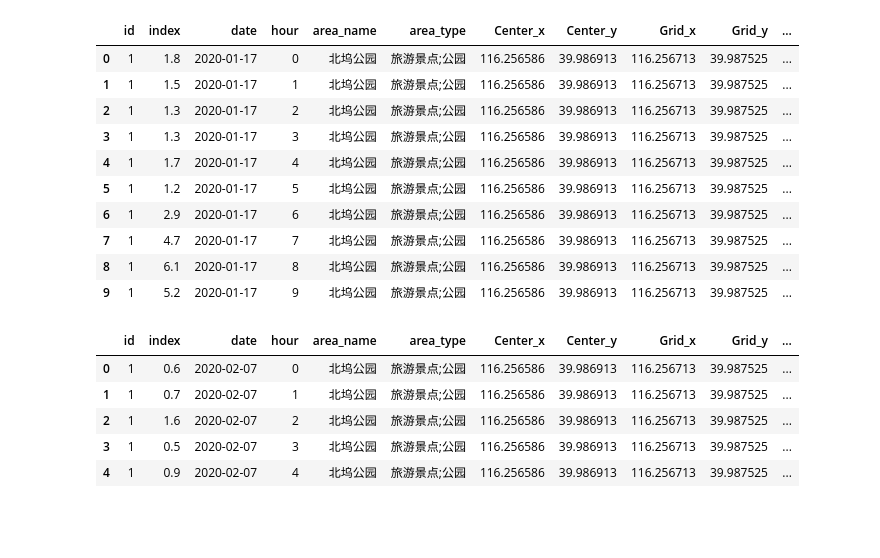
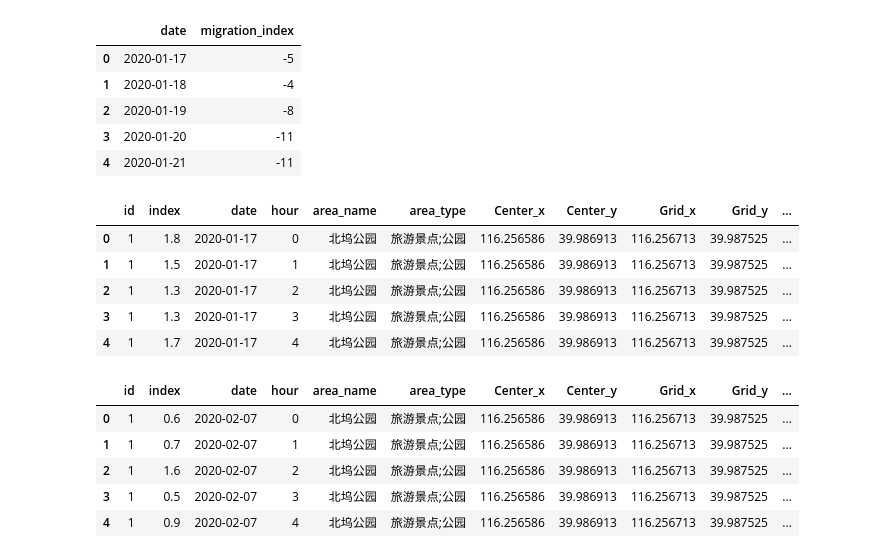
Before and after one commit to LiangHaoran/Block_predict, a Jupyter notebook: jupyter/baseline.ipynb, the cells around one changed output. Cells and saved outputs as stored; diff of their text form; code cells hidden in the pictures; blank space fills up the shorter version.

```diff
--- a/jupyter/baseline.ipynb
+++ b/jupyter/baseline.ipynb
@@ -35,6 +35,17 @@ warnings.filterwarnings('ignore')
 ### 北京市重点区域信息
 cols = ['id', 'area_name', 'area_type', 'Center_x', 'Center_y', 'Grid_x', 'Grid_y', 'area']
 area_passenger_info = pd.read_csv('/home/poac/AnomalyDetectionDataset/Block_predict/area_passenger_info.csv', names=cols)
+# %%
+### 读取北京市迁徙指数
+migration_index = pd.read_csv('/home/poac/AnomalyDetectionDataset/Block_predict/processed/migration_index.csv')
+migration_index.iloc[0:5]
+# %% [output]
+|  | date | migration_index |
+| 0 | 2020-01-17 | -5 |
+| 1 | 2020-01-18 | -4 |
+| 2 | 2020-01-19 | -8 |
+| 3 | 2020-01-20 | -11 |
+| 4 | 2020-01-21 | -11 |
 # %%
 ### 读取sub
 sub = pd.read_csv('/home/poac/code/Block_predict/submit/test_submit_example.csv', names=['id', 'date/hour', 'index'])
@@ -47,19 +58,14 @@ sub = sub.drop(['date/hour'], axis=1)
 ### 读取区域人流量指数，含标签
 area_passenger_index = pd.read_csv('/home/poac/AnomalyDetectionDataset/Block_predict/processed/area_passenger_index.csv')
 # %%
-area_passenger_index.iloc[0:10]
+area_passenger_index.iloc[0:5]
 # %% [output]
 |  | id | index | date | hour | area_name | area_type | Center_x | Center_y | Grid_x | Grid_y | ... |
 | 0 | 1 | 1.8 | 2020-01-17 | 0 | 北坞公园 | 旅游景点;公园 | 116.256586 | 39.986913 | 116.256713 | 39.987525 | ... |
 | 1 | 1 | 1.5 | 2020-01-17 | 1 | 北坞公园 | 旅游景点;公园 | 116.256586 | 39.986913 | 116.256713 | 39.987525 | ... |
 | 2 | 1 | 1.3 | 2020-01-17 | 2 | 北坞公园 | 旅游景点;公园 | 116.256586 | 39.986913 | 116.256713 | 39.987525 | ... |
 | 3 | 1 | 1.3 | 2020-01-17 | 3 | 北坞公园 | 旅游景点;公园 | 116.256586 | 39.986913 | 116.256713 | 39.987525 | ... |
 | 4 | 1 | 1.7 | 2020-01-17 | 4 | 北坞公园 | 旅游景点;公园 | 116.256586 | 39.986913 | 116.256713 | 39.987525 | ... |
-| 5 | 1 | 1.2 | 2020-01-17 | 5 | 北坞公园 | 旅游景点;公园 | 116.256586 | 39.986913 | 116.256713 | 39.987525 | ... |
-| 6 | 1 | 2.9 | 2020-01-17 | 6 | 北坞公园 | 旅游景点;公园 | 116.256586 | 39.986913 | 116.256713 | 39.987525 | ... |
-| 7 | 1 | 4.7 | 2020-01-17 | 7 | 北坞公园 | 旅游景点;公园 | 116.256586 | 39.986913 | 116.256713 | 39.987525 | ... |
-| 8 | 1 | 6.1 | 2020-01-17 | 8 | 北坞公园 | 旅游景点;公园 | 116.256586 | 39.986913 | 116.256713 | 39.987525 | ... |
-| 9 | 1 | 5.2 | 2020-01-17 | 9 | 北坞公园 | 旅游景点;公园 | 116.256586 | 39.986913 | 116.256713 | 39.987525 | ... |
 # %%
 ### 读取input_for_sub
 input_for_sub = pd.read_csv('/home/poac/AnomalyDetectionDataset/Block_predict/processed/input_for_sub.csv')
```
Also changed, not shown: parts of 6 cells of this notebook, 1 other file.
